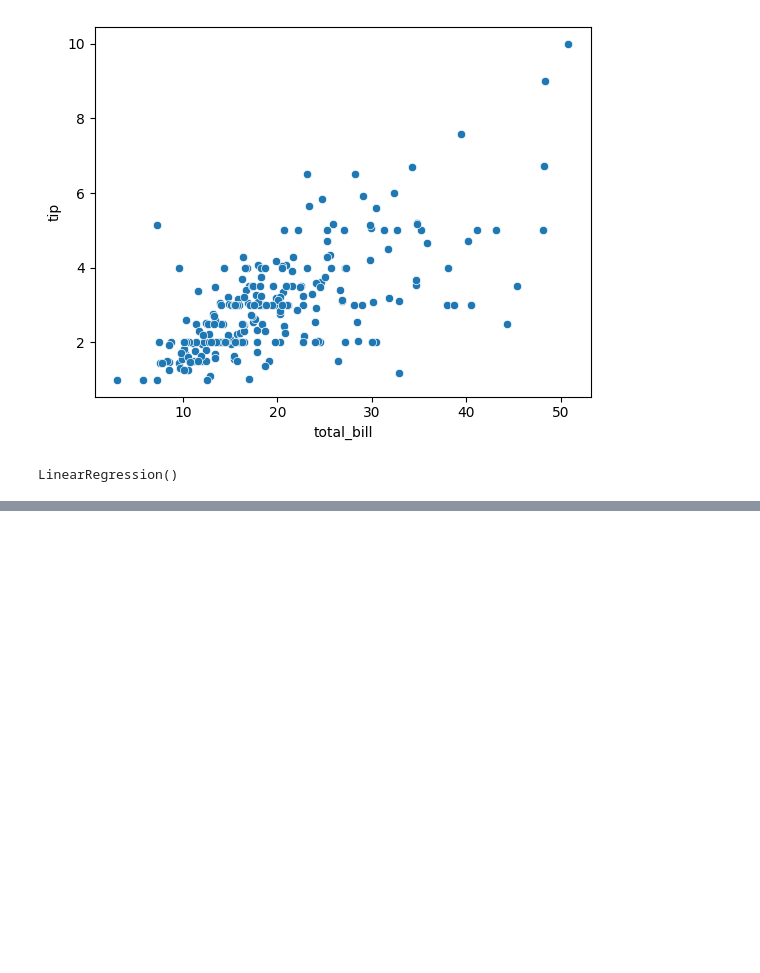
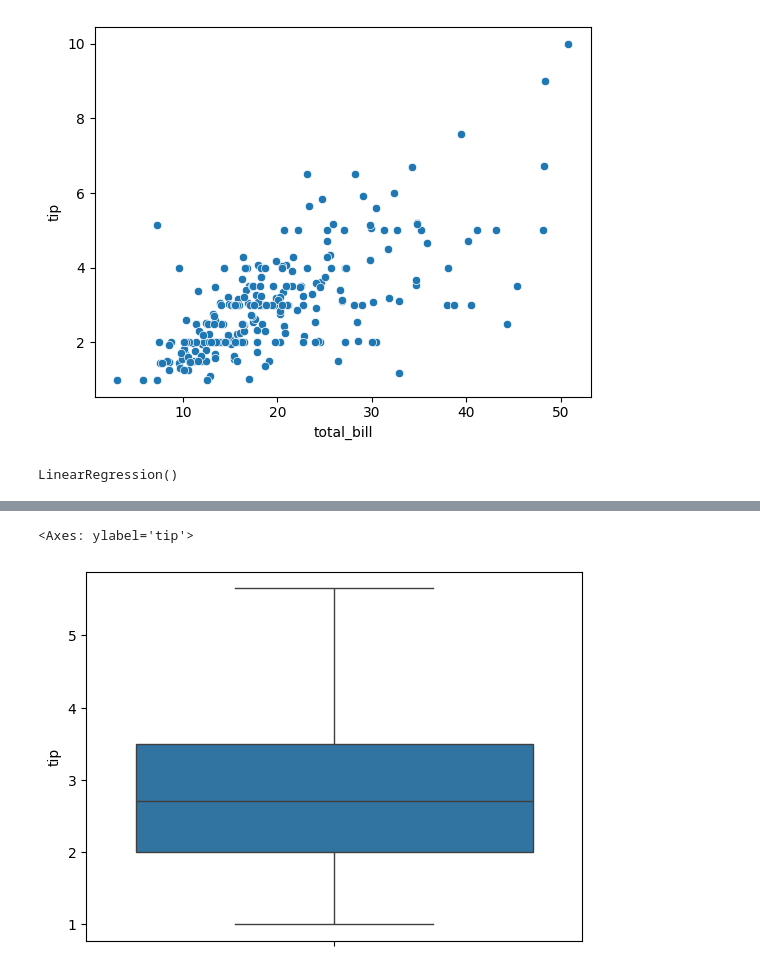
Before and after one commit to arhamm07/07_Machine_Learning, a Jupyter notebook: 09_Linear_Regression.ipynb, the cells around one changed output, grey strips where cells are left out. Cells and saved outputs as stored; diff of their text form; code cells hidden in the pictures; blank space fills up the shorter version.

```diff
--- a/09_Linear_Regression.ipynb
+++ b/09_Linear_Regression.ipynb
@@ -106,0 +174,18 @@ plt.show()
+# %%
+# removing outlier in tips
+
+q1 = df['tip'].quantile(0.25)
+q3 = df['tip'].quantile(0.75)
+
+iqr = q3 - q1
+
+upper_limit = q3 + 1.5 * iqr
+
+lower_limit = q1 - 1.5 * iqr
+
+df = df[(df['tip'] > lower_limit) & (df['tip'] < upper_limit)]
+# %%
+sns.boxplot(df['tip'])
+# %% [output]
+<Axes: ylabel='tip'>
+[figure, added]
```
Also changed, not shown: parts of 25 cells of this notebook.
